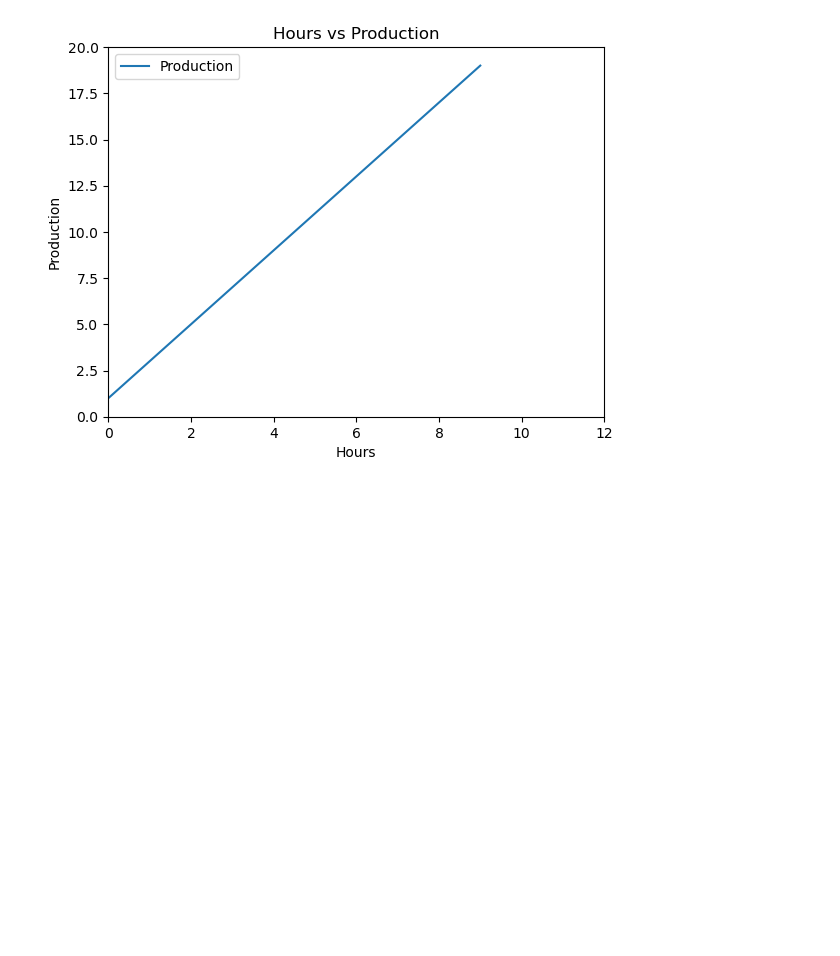
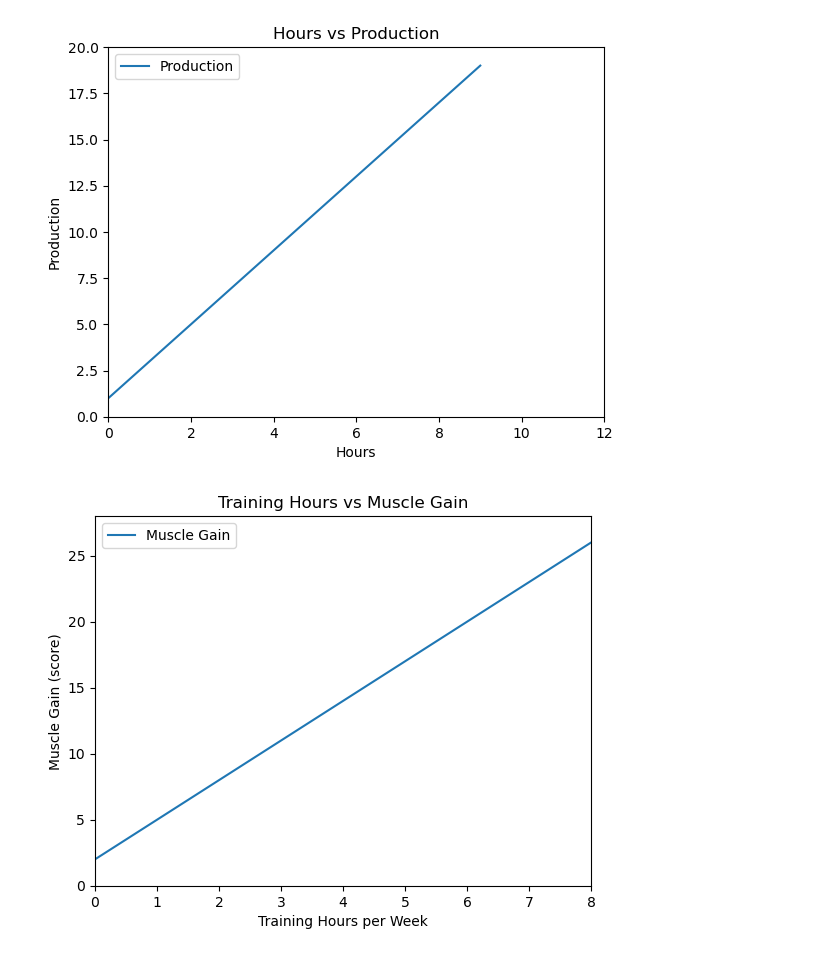
Before and after one commit to pythonai200425/29.09.2025, a Jupyter notebook: matplotlib_290925.ipynb, the cells around one changed output. Saved outputs shown, nothing was run; the diff lists cells and outputs as text; code cells hidden in the pictures; blank space fills up the shorter version.

```diff
--- a/matplotlib_290925.ipynb
+++ b/matplotlib_290925.ipynb
@@ -33,18 +33,41 @@ plt.show()
 [figure]
 # %%
 '''
-You’re tracking how muscle gain (a simple “score”) grows with weekly training hours using a toy linear model: gain = 3 * hours + 2
-Plot it and save the image
+You’re tracking how muscle gain (a simple “score”) grows with weekly training hours
+using a toy linear model: gain = 3 * hours + 2 Plot it and save the image
 
 Tasks
 
 Create x = np.arange(0, 9) to represent 0–8 training hours
 
 Compute y = 3 * x + 2 for the muscle gain score
 
 Plot the line with proper title, labels, legend
 
 Limit the axes to xlim(0, 8) and ylim(0, 28)
 
 Save as training_muscle.jpg and show the plot
 '''
+
+# 1) Hours of training per week
+x = np.arange(0, 9)
+
+# 2) Linear model: muscle gain score
+y = 3 * x + 2
+
+# 3) Plot
+plt.plot(x, y)
+plt.title("Training Hours vs Muscle Gain")
+plt.xlabel("Training Hours per Week")
+plt.ylabel("Muscle Gain (score)")
+plt.legend(["Muscle Gain"])
+
+# 4) Axis limits
+plt.xlim(0, 8)
+plt.ylim(0, 28)
+
+# 5) Save and show
+plt.savefig("training_muscle.jpg")
+plt.show()
+# %% [output]
+[figure, added]
```
Also changed, not shown: parts of 3 cells of this notebook.
